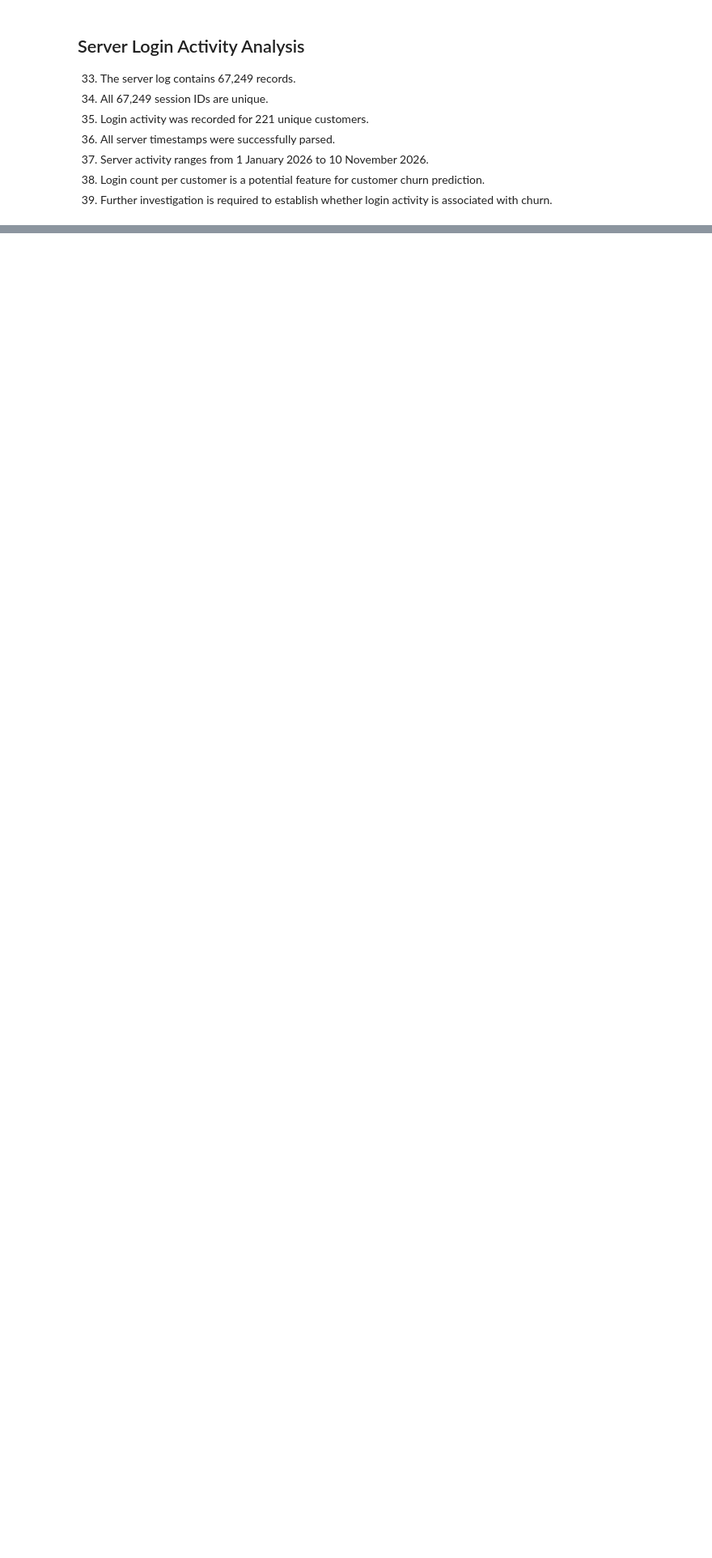
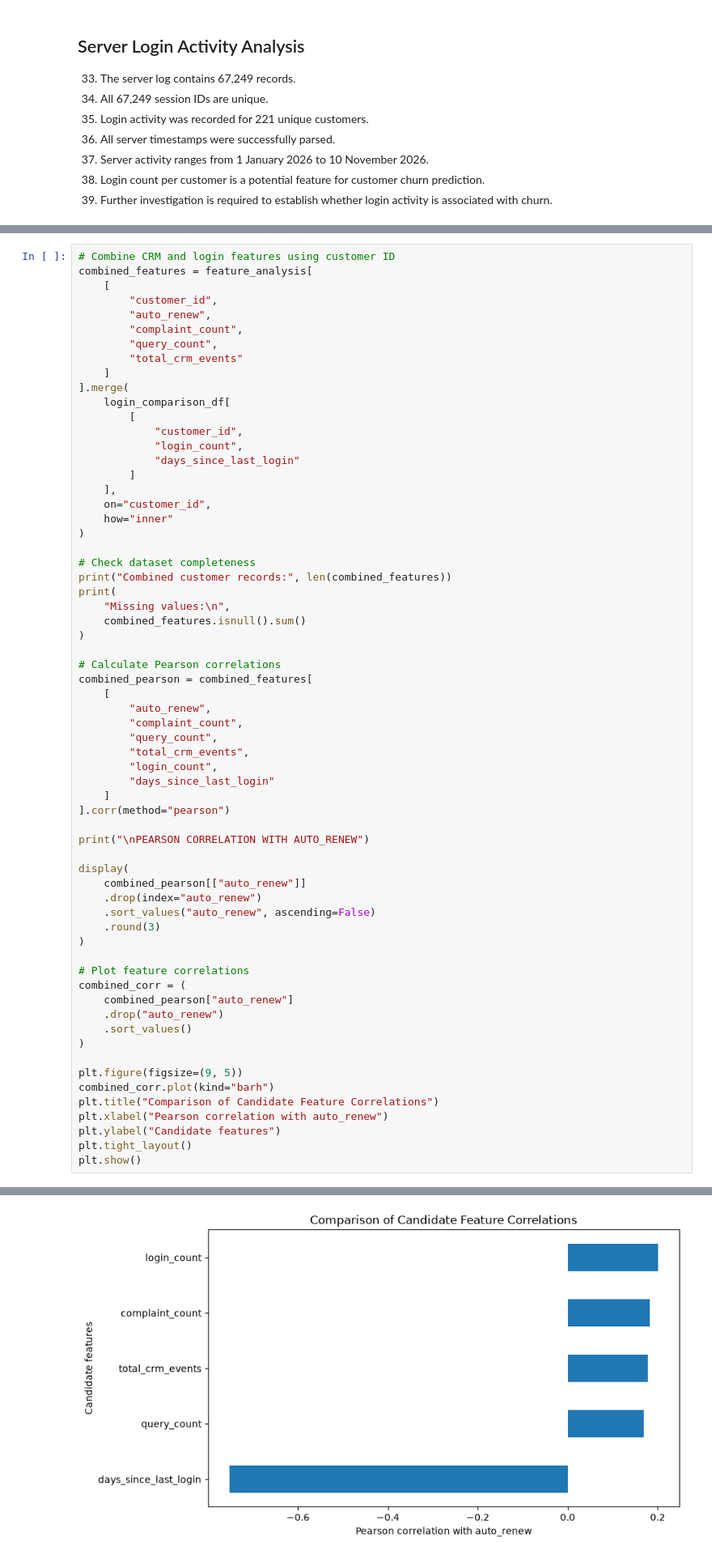
Before and after one commit to parthHerts/P4G5_HERTS, a Jupyter notebook: notebooks/data_analyst_exploration.ipynb, the cells around one changed output, grey strips where cells are left out. Shown at 81% size. Drawn from its saved outputs; the diff is of its cells as text; blank space fills up the shorter version.

```diff
--- a/notebooks/data_analyst_exploration.ipynb
+++ b/notebooks/data_analyst_exploration.ipynb
@@ -720,0 +1195,65 @@ print("\nCustomers analysed:", len(login_features))
+# %%
+# Combine CRM and login features using customer ID
+combined_features = feature_analysis[
+    [
+        "customer_id",
+        "auto_renew",
+        "complaint_count",
+        "query_count",
+        "total_crm_events"
+    ]
+].merge(
+    login_comparison_df[
+        [
+            "customer_id",
+            "login_count",
+            "days_since_last_login"
+        ]
+    ],
+    on="customer_id",
+    how="inner"
+)
+
+# Check dataset completeness
+print("Combined customer records:", len(combined_features))
+print(
+    "Missing values:\n",
+    combined_features.isnull().sum()
+)
+
+# Calculate Pearson correlations
+combined_pearson = combined_features[
+    [
+        "auto_renew",
+        "complaint_count",
+        "query_count",
+        "total_crm_events",
+        "login_count",
+        "days_since_last_login"
+    ]
+].corr(method="pearson")
+
+print("\nPEARSON CORRELATION WITH AUTO_RENEW")
+
+display(
+    combined_pearson[["auto_renew"]]
+    .drop(index="auto_renew")
+    .sort_values("auto_renew", ascending=False)
+    .round(3)
+)
+
+# Plot feature correlations
+combined_corr = (
+    combined_pearson["auto_renew"]
+    .drop("auto_renew")
+    .sort_values()
+)
+
+plt.figure(figsize=(9, 5))
+combined_corr.plot(kind="barh")
+plt.title("Comparison of Candidate Feature Correlations")
+plt.xlabel("Pearson correlation with auto_renew")
+plt.ylabel("Candidate features")
+plt.tight_layout()
+plt.show()
+# %% [output]
@@ -720,0 +1278 @@ print("\nCustomers analysed:", len(login_features))
+[figure, added]
```
Also changed, not shown: parts of 18 cells of this notebook.
